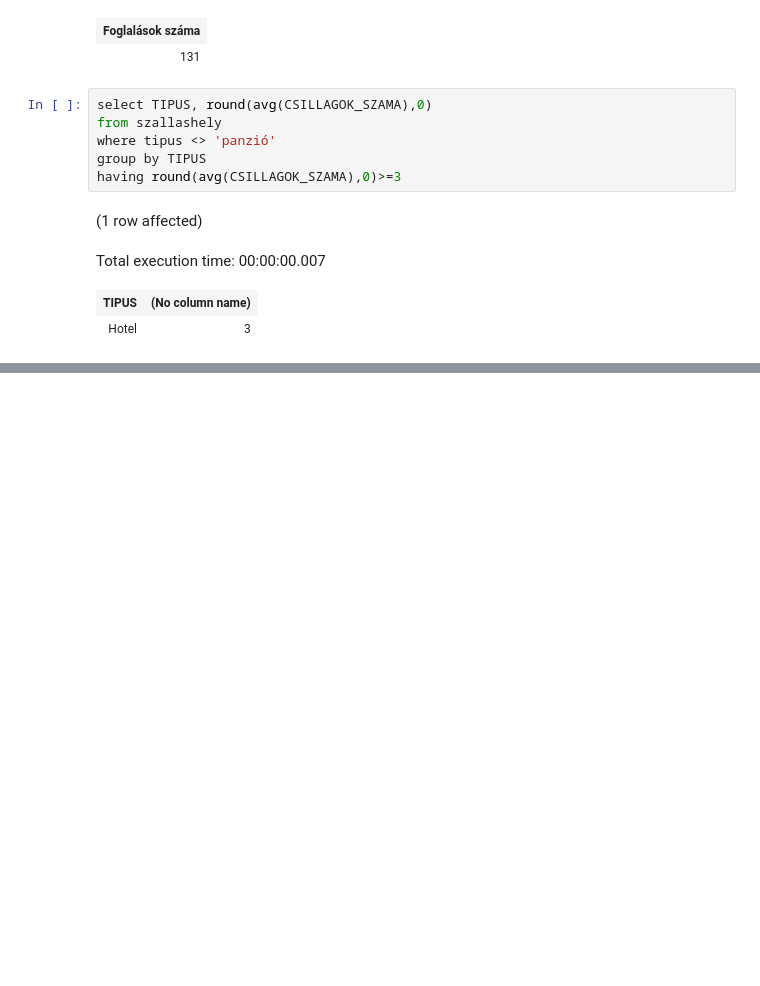
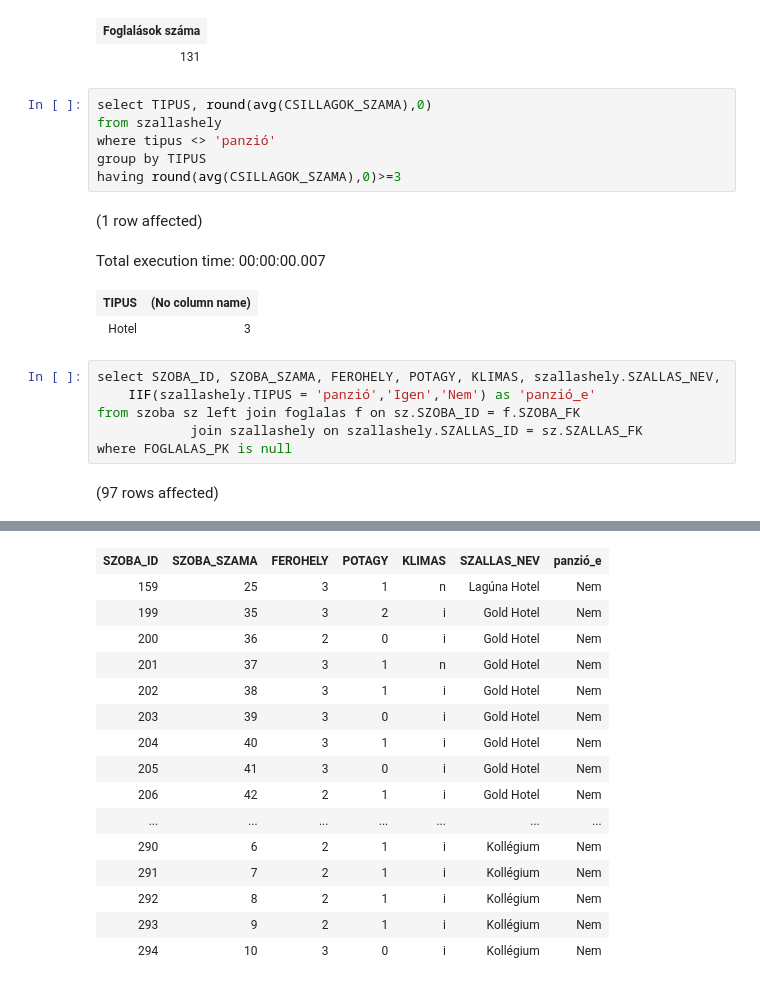
Before and after one commit to mustangk/Adatbazisok, a Jupyter notebook: zh1.ipynb, the cells around one changed output, grey strips where cells are left out. Saved outputs shown, nothing was run; the diff lists cells and outputs as text; blank space fills up the shorter version.

```diff
--- a/zh1.ipynb
+++ b/zh1.ipynb
@@ -19,3 +19,11 @@ having round(avg(CSILLAGOK_SZAMA),0)>=3
 Total execution time: 00:00:00.007
 | TIPUS | (No column name) |
 | Hotel | 3 |
+# %%
+select SZOBA_ID, SZOBA_SZAMA, FEROHELY, POTAGY, KLIMAS, szallashely.SZALLAS_NEV,
+    IIF(szallashely.TIPUS = 'panzió','Igen','Nem') as 'panzió_e'
+from szoba sz left join foglalas f on sz.SZOBA_ID = f.SZOBA_FK
+            join szallashely on szallashely.SZALLAS_ID = sz.SZALLAS_FK
+where FOGLALAS_PK is null
+# %% [output]
+(97 rows affected)
@@ -21,0 +31,16 @@ Total execution time: 00:00:00.007
+| SZOBA_ID | SZOBA_SZAMA | FEROHELY | POTAGY | KLIMAS | SZALLAS_NEV | panzió_e |
+| 159 | 25 | 3 | 1 | n | Lagúna Hotel | Nem |
+| 199 | 35 | 3 | 2 | i | Gold Hotel | Nem |
+| 200 | 36 | 2 | 0 | i | Gold Hotel | Nem |
+| 201 | 37 | 3 | 1 | n | Gold Hotel | Nem |
+| 202 | 38 | 3 | 1 | i | Gold Hotel | Nem |
+| 203 | 39 | 3 | 0 | i | Gold Hotel | Nem |
+| 204 | 40 | 3 | 1 | i | Gold Hotel | Nem |
+| 205 | 41 | 3 | 0 | i | Gold Hotel | Nem |
+| 206 | 42 | 2 | 1 | i | Gold Hotel | Nem |
+| ... | ... | ... | ... | ... | ... | ... |
+| 290 | 6 | 2 | 1 | i | Kollégium | Nem |
+| 291 | 7 | 2 | 1 | i | Kollégium | Nem |
+| 292 | 8 | 2 | 1 | i | Kollégium | Nem |
+| 293 | 9 | 2 | 1 | i | Kollégium | Nem |
+| 294 | 10 | 3 | 0 | i | Kollégium | Nem |
```
Also changed, not shown: parts of 1 cell of this notebook.
